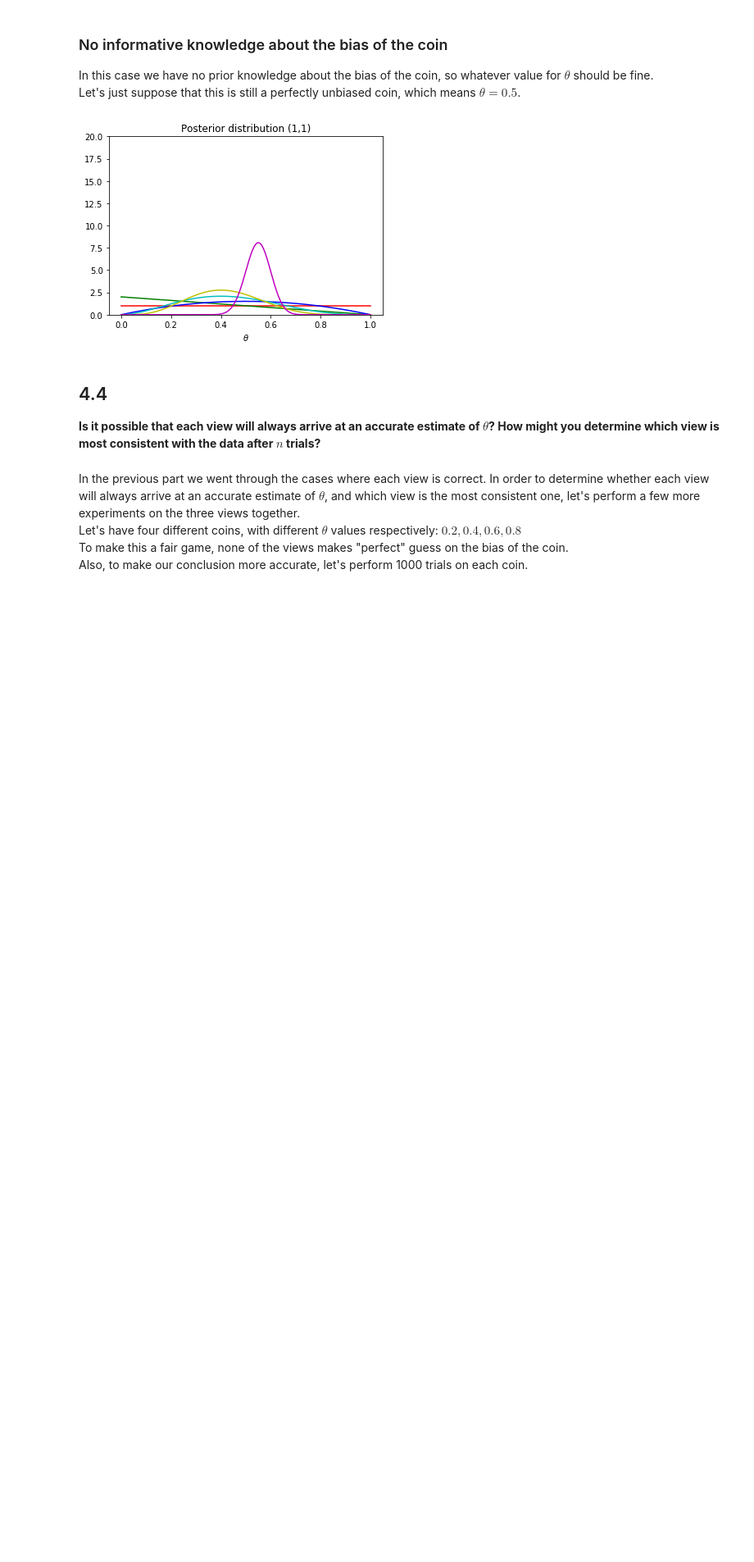
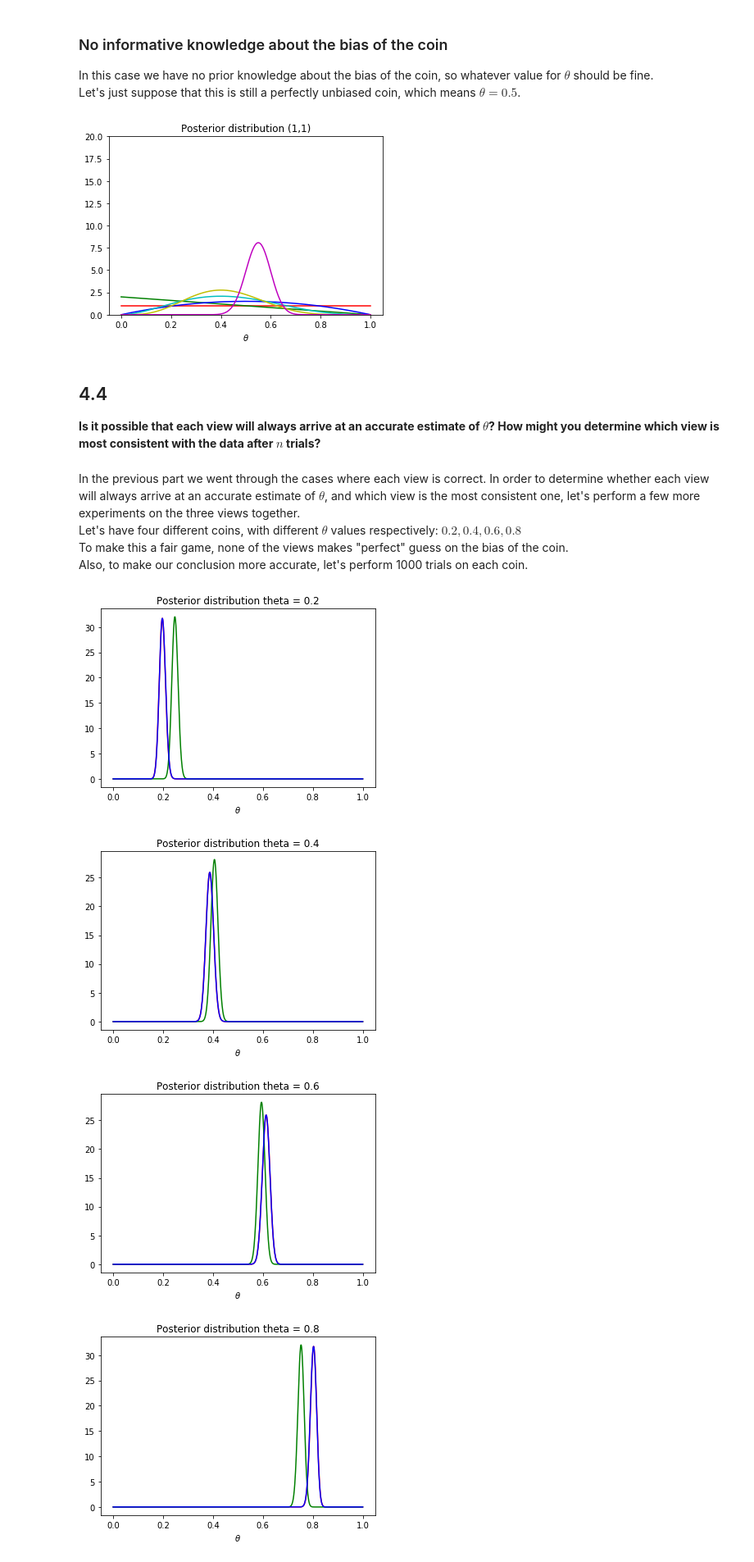
Before and after one commit to gentsk77/EECS491, a Jupyter notebook: Assignments/A1/EECS491-A1-yxs626.ipynb, the cells around one changed output. Shown at 82% size. Cells and saved outputs as stored; diff of their text form; code cells hidden in the pictures; blank space fills up the shorter version.

```diff
--- a/Assignments/A1/EECS491-A1-yxs626.ipynb
+++ b/Assignments/A1/EECS491-A1-yxs626.ipynb
@@ -440,3 +440,46 @@ __posterior_overlay__(1, 1, 0.5)
   Let's have four different coins, with different $\theta$ values respectively: $0.2, 0.4, 0.6, 0.8$
   To make this a fair game, none of the views makes "perfect" guess on the bias of the coin.
   Also, to make our conclusion more accurate, let's perform 1000 trials on each coin.
+# %%
+def __experiment__ (theta):
+    np.random.seed(491)
+    fig, ax = plt.subplots()
+    ## very biased
+    n = 1000
+    alpha = 0.5
+    beta = 0.5
+    Y = np.random.binomial(1, theta, n)
+    a1 = alpha + Y.sum()
+    a2 = beta + n - Y.sum()
+    x = np.linspace(0, 1, 1000)
+    y = scipy.stats.beta(a1, a2).pdf(x)
+    ax.plot(x, y, 'r')
+    ## unbiased
+    alpha = 100
+    beta = 100
+    a1 = alpha + Y.sum()
+    a2 = beta + n - Y.sum()
+    x = np.linspace(0, 1, 1000)
+    y = scipy.stats.beta(a1, a2).pdf(x)
+    ax.plot(x, y, 'g')
+    ## uninformative knowledge about prior
+    alpha = 1
+    beta = 1
+    a1 = alpha + Y.sum()
+    a2 = beta + n - Y.sum()
+    x = np.linspace(0, 1, 1000)
+    y = scipy.stats.beta(a1, a2).pdf(x)
+    ax.plot(x, y, 'b')
+
+    ax.set_xlabel(r"$\theta$")
+    ax.set_title("Posterior distribution theta = {}".format(theta));
+
+__experiment__(0.2)
+__experiment__(0.4)
+__experiment__(0.6)
+__experiment__(0.8)
+# %% [output]
+[figure, added]
+[figure, added]
+[figure, added]
+[figure, added]
```
Also changed, not shown: parts of 1 cell of this notebook.
